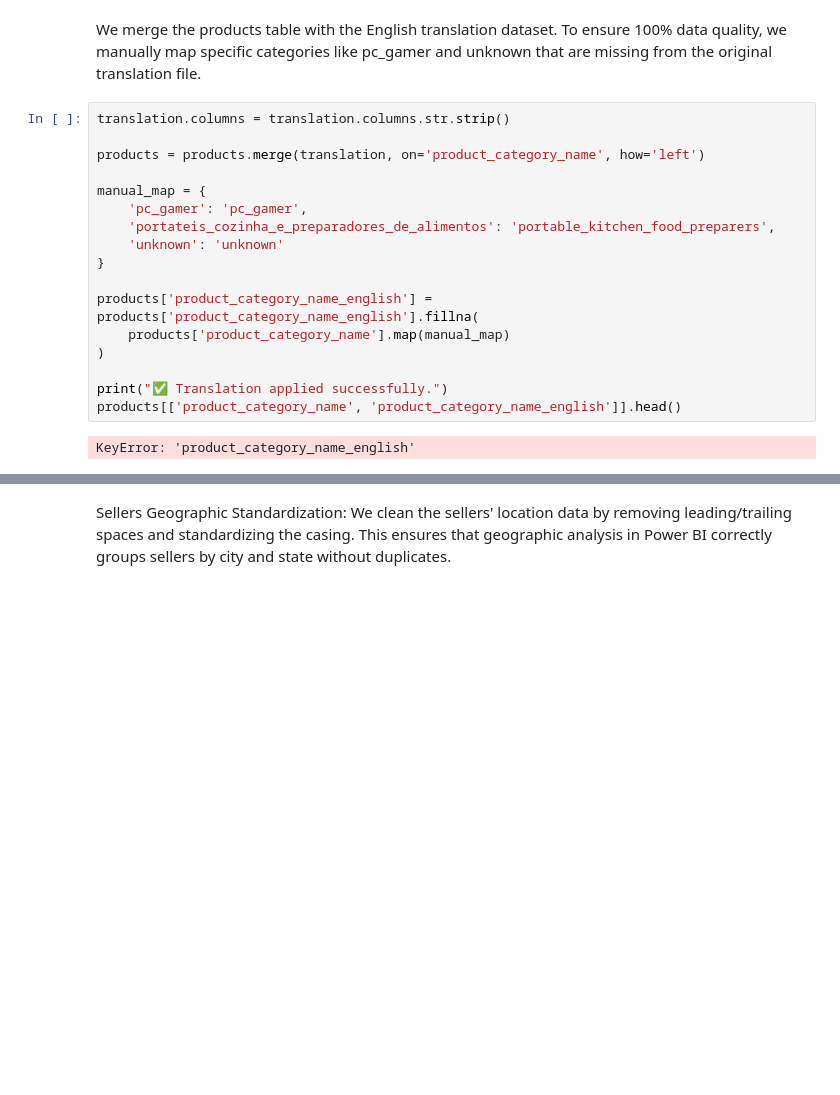
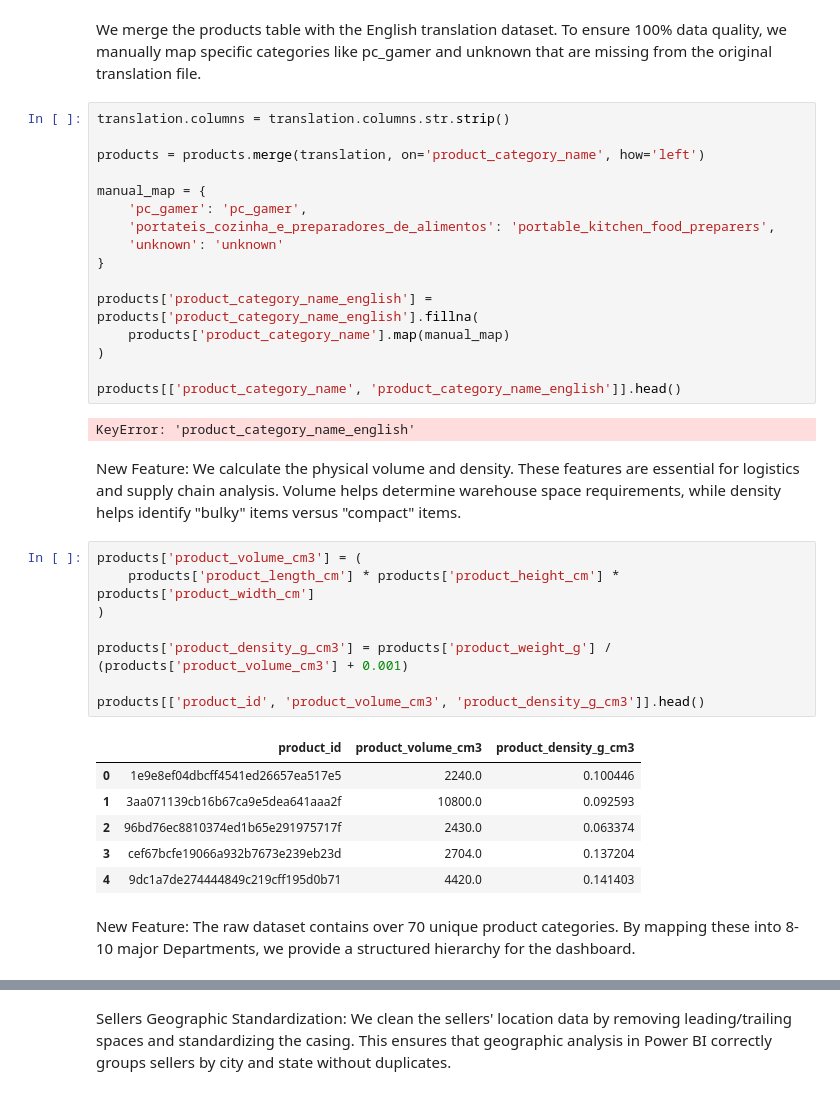
Before and after one commit to SamJ33/Ecom-Group06, a Jupyter notebook: 02_clean_products.ipynb, the cells around one changed output, grey strips where cells are left out. Drawn from its saved outputs; the diff is of its cells as text; blank space fills up the shorter version.

Commit message:
Finalized features: added volume, departments, and density

```diff
--- a/02_clean_products.ipynb
+++ b/02_clean_products.ipynb
@@ -89,7 +89,25 @@ products['product_category_name_english'] = products['product_category_name_engl
     products['product_category_name'].map(manual_map)
 )
 
-print("✅ Translation applied successfully.")
 products[['product_category_name', 'product_category_name_english']].head()
 # %% [output]
 KeyError: 'product_category_name_english'
+# %% [markdown]
+New Feature: We calculate the physical volume and density. These features are essential for logistics and supply chain analysis. Volume helps determine warehouse space requirements, while density helps identify "bulky" items versus "compact" items.
+# %%
+products['product_volume_cm3'] = (
+    products['product_length_cm'] * products['product_height_cm'] * products['product_width_cm']
+)
+
+products['product_density_g_cm3'] = products['product_weight_g'] / (products['product_volume_cm3'] + 0.001)
+
+products[['product_id', 'product_volume_cm3', 'product_density_g_cm3']].head()
+# %% [output]
+|  | product_id | product_volume_cm3 | product_density_g_cm3 |
+| 0 | 1e9e8ef04dbcff4541ed26657ea517e5 | 2240.0 | 0.100446 |
+| 1 | 3aa071139cb16b67ca9e5dea641aaa2f | 10800.0 | 0.092593 |
+| 2 | 96bd76ec8810374ed1b65e291975717f | 2430.0 | 0.063374 |
+| 3 | cef67bcfe19066a932b7673e239eb23d | 2704.0 | 0.137204 |
+| 4 | 9dc1a7de274444849c219cff195d0b71 | 4420.0 | 0.141403 |
+# %% [markdown]
+New Feature: The raw dataset contains over 70 unique product categories. By mapping these into 8-10 major Departments, we provide a structured hierarchy for the dashboard.
```
Also changed, not shown: parts of 5 cells of this notebook, 2 other files.
